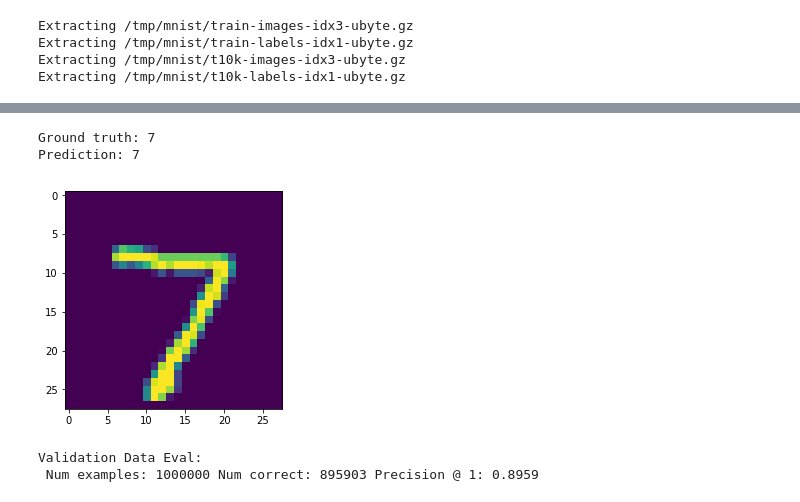
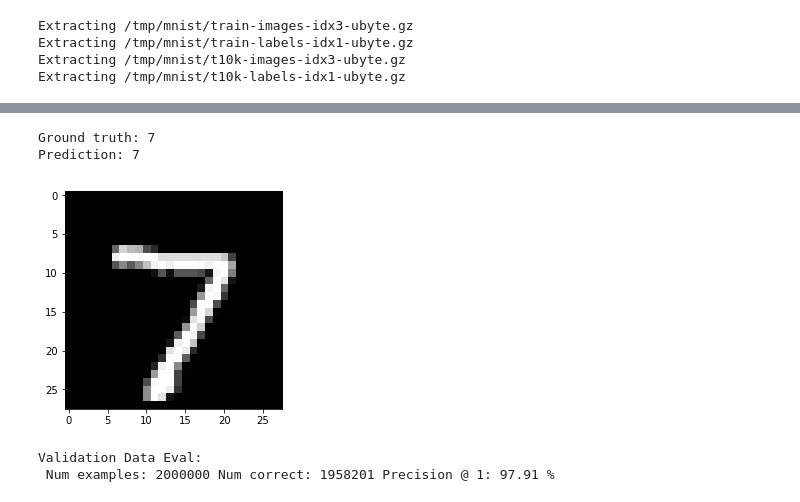
Before and after one commit to ivanistheone/DLnotebooks, a Jupyter notebook: project01_MNIST_digit_recognizer/feedforward_MNIST_with_tensorflow.ipynb, the cells around one changed output, grey strips where cells are left out. Drawn from its saved outputs; the diff is of its cells as text; code cells hidden in the pictures.

```diff
--- a/project01_MNIST_digit_recognizer/feedforward_MNIST_with_tensorflow.ipynb
+++ b/project01_MNIST_digit_recognizer/feedforward_MNIST_with_tensorflow.ipynb
@@ -32,12 +32,13 @@ IMAGE_SIZE = 28
 IMAGE_PIXELS = IMAGE_SIZE * IMAGE_SIZE
 
 # Batch size. Must be evenly dividable by dataset sizes.
-BATCH_SIZE = 100
+BATCH_SIZE = 200
+LEARNING_RATE = 0.4
 EVAL_BATCH_SIZE = 1
 
 # Number of units in hidden layers.
 HIDDEN1_UNITS = 128
-HIDDEN2_UNITS = 32
+HIDDEN2_UNITS = 64
 
 # Maximum number of training steps.
 MAX_STEPS = 3000
@@ -145,7 +146,7 @@ with mnist_graph.as_default():
     tf.add_to_collection("logits", logits)  # Remember this Op.
 
     # Add to the Graph the Ops that calculate and apply gradients.
-    train_op, loss = mnist_training(logits, labels_placeholder, 0.01)
+    train_op, loss = mnist_training(logits, labels_placeholder, LEARNING_RATE)
 
     # Add the variable initializer Op.
     init = tf.global_variables_initializer()
@@ -211,33 +212,33 @@ Step 2000: loss = 0.38
 # %%
 # 2.8 Run evaluation based on the saved checkpoint.
 with tf.Session(graph=tf.Graph()) as sess:
     saver = tf.train.import_meta_graph(
-        os.path.join(TRAIN_DIR, "checkpoint-1999.meta")
+        os.path.join(TRAIN_DIR, "checkpoint-2999.meta")
     )
     saver.restore(
         sess,
-        os.path.join(TRAIN_DIR, "checkpoint-1999")
+        os.path.join(TRAIN_DIR, "checkpoint-2999")
     )
 
     # Retrieve the Ops we 'remembered'.
     logits = tf.get_collection("logits")[0]
     images_placeholder = tf.get_collection("images")[0]
     labels_placeholder = tf.get_collection("labels")[0]
 
     # Add an Op that chooses the top k predictions.
     eval_op = tf.nn.top_k(logits)
 
     # Run evaluation.
     images_feed, labels_feed = data_sets.test.next_batch(EVAL_BATCH_SIZE)
-    imgplot = plt.imshow(np.reshape(images_feed, (28, 28)))
+    imgplot = plt.imshow(np.reshape(images_feed, (28, 28)), cmap="Greys_r")
     prediction = sess.run(eval_op,
                           feed_dict={images_placeholder: images_feed,
                                      labels_placeholder: labels_feed})
     print("Ground truth: %d\nPrediction: %d" % (labels_feed, prediction.indices[0][0]))
 # %% [output]
 Ground truth: 7
 Prediction: 7
-[figure, old version]
+[figure, new version]
 # %%
 # Build graph to count correct answers.
 def mnist_evaluation(logits, labels):
@@ -263,11 +264,11 @@ def mnist_evaluation(logits, labels):
 
 with tf.Session(graph=tf.Graph()) as sess:
     saver = tf.train.import_meta_graph(
-        os.path.join(TRAIN_DIR, "checkpoint-1999.meta")
+        os.path.join(TRAIN_DIR, "checkpoint-2999.meta")
     )
     saver.restore(
         sess,
-        os.path.join(TRAIN_DIR, "checkpoint-1999")
+        os.path.join(TRAIN_DIR, "checkpoint-2999")
     )
     print('Validation Data Eval:')
     # And run one epoch of eval.
@@ -286,8 +287,8 @@ with tf.Session(graph=tf.Graph()) as sess:
         true_count += sess.run(eval_op,
                                feed_dict={images_placeholder: images_feed,
                                           labels_placeholder: labels_feed})
-    precision = true_count*1.0/num_examples
-    print(' Num examples: %d Num correct: %d Precision @ 1: %0.04f' % (num_examples, true_count, precision))
+    precision = true_count*100.0/num_examples
+    print(' Num examples: %d Num correct: %d Precision @ 1: %0.02f %%' % (num_examples, true_count, precision))
 # %% [output]
 Validation Data Eval:
- Num examples: 1000000 Num correct: 895903 Precision @ 1: 0.8959
+ Num examples: 2000000 Num correct: 1958201 Precision @ 1: 97.91 %
```
Also changed, not shown: parts of 2 cells of this notebook.
